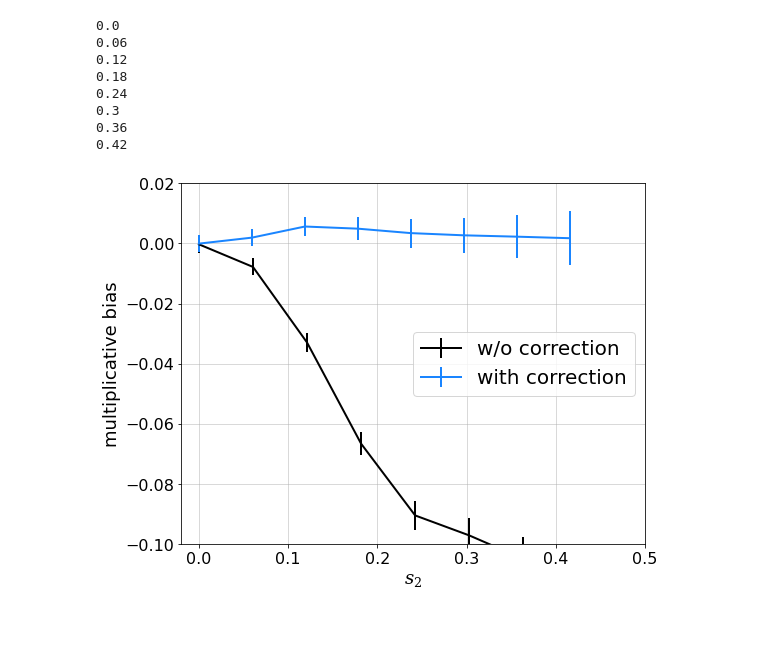
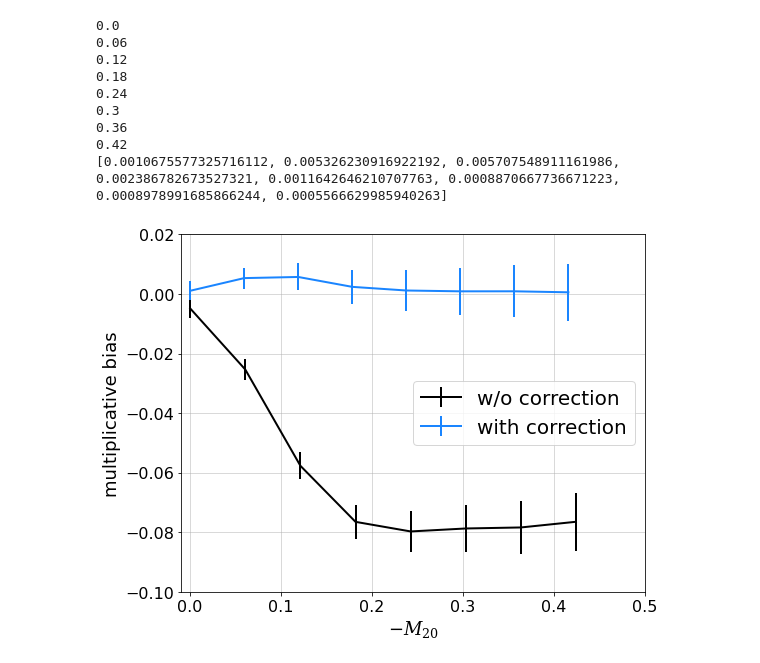
Before and after one commit to mr-superonion/FPFS_notebooks, a Jupyter notebook: ipynb/4_sheartest_noisy/5_fourierShapelets_noisy_resolution.ipynb, the cells around one changed output. Cells and saved outputs as stored; diff of their text form; code cells hidden in the pictures; blank space fills up the shorter version.

```diff
--- a/ipynb/4_sheartest_noisy/5_fourierShapelets_noisy_resolution.ipynb
+++ b/ipynb/4_sheartest_noisy/5_fourierShapelets_noisy_resolution.ipynb
@@ -150,7 +155,7 @@ nver='var4em3' # 'var0em0'#
 # read noiseless data
 outNN1=[]
 outNN2=[]
-for _i in range(400):
+for _i in range(200):
     _a1=fitsio.read(os.path.join(simDir,'srcfs2_%sCenter-%s_%s/psf60/fpfs-%s-%04d-g1-0000.fits' %(gver,nver,ver,dver,_i)))
     _a2=fitsio.read(os.path.join(simDir,'srcfs2_%sCenter-%s_%s/psf60/fpfs-%s-%04d-g1-2222.fits' %(gver,nver,ver,dver,_i)))
     outNN1.append(_a1)
@@ -161,9 +166,9 @@ outNN2 =   rfn.stack_arrays(outNN2,usemask=False)
 detM1=   pdet.peak2det(outNN1)
 detM2=   pdet.peak2det(outNN2)
 # %%
-Const  =   50
+Const  =   3e-2
 noirev =   True
-ellM1  =   fpfs.fpfsBase.fpfsM2E(outNN1,dets=detM1,const=Const,noirev=noirev)
-ellM2  =   fpfs.fpfsBase.fpfsM2E(outNN2,dets=detM2,const=Const,noirev=noirev)
+ellM1  =   fpfs.catutil.fpfsM2E(outNN1,dets=detM1,const=Const,noirev=noirev)
+ellM2  =   fpfs.catutil.fpfsM2E(outNN2,dets=detM2,const=Const,noirev=noirev)
 gc.collect()
 # %% [output]
@@ -243,14 +372,19 @@ plt.close()
 fig,axes=pltutil.make_figure_axes(1,1)
 ax=axes[0]
 
-xlabel='$s_2$'
-ax.set_xlim(-0.02,0.5)
-selnm='fpfs_s2'
+xlabel='$-M_{20}$'
+ax.set_xlim(-0.01,0.5)
+selnm='fpfs_M20'
 cornm='fpfs_RS2'
+
+scol1=-outNN1[selnm]
+scol2=-outNN2[selnm]
+ccol1=-ellM1[cornm]
+ccol2=-ellM2[cornm]
 
 dcc=0.06 # delta cut
 cutB=0.00 #
-cutsig=0.05
+cutsig=0.08
 
 for i in range(0,8):
     # update cut array
@@ -260,49 +394,51 @@ for i in range(0,8):
     # weight array
     ws1 = np.ones(len(detM1))
     if use_sig:
-        _wtmp= sigmoid_func(ellM1[selnm],mu=cut,sigma=cutsig)
+        _wtmp= sigmoid_func(scol1,mu=cut,sigma=cutsig)
     else:
-        _wtmp= truncSine_func(ellM1[selnm],mu=cut,sigma=cutsig)
+        _wtmp= truncSine_func(scol1,mu=cut,sigma=cutsig)
     ws1=ws1*_wtmp
 
     # weight array
     ws2 = np.ones(len(detM2))
     if use_sig:
-        _wtmp= sigmoid_func(ellM2[selnm],mu=cut,sigma=cutsig)
+        _wtmp= sigmoid_func(scol2,mu=cut,sigma=cutsig)
     else:
-        _wtmp= truncSine_func(ellM2[selnm],mu=cut,sigma=cutsig)
+        _wtmp= truncSine_func(scol2,mu=cut,sigma=cutsig)
     ws2=ws2*_wtmp
 
-    cor1,cor1b = get_selbias(ellM1[selnm],ellM1[cornm],ws1,cut,cutsig)
-    cor2,cor2b = get_selbias(ellM2[selnm],ellM2[cornm],ws2,cut,cutsig)
+    cor1,cor1b = get_selbias(scol1,ccol1,ws1,cut,cutsig)
+    cor2,cor2b = get_selbias(scol2,ccol2,ws2,cut,cutsig)
     de   = np.sum(ellM2['fpfs_e1']*ws2)-np.sum(ellM1['fpfs_e1']*ws1)
     rave = (np.sum(ellM2['fpfs_RE']*ws2)+np.sum(ellM1['fpfs_RE']*ws1))/2.
     raveR= (np.sum(ellM2['fpfs_RE']*ws2)+np.sum(ellM1['fpfs_RE']*ws1)+cor1+cor2)/2.
     x.append(cut)
     y1.append(de/rave/0.04-1)
     y2.append(de/raveR/0.04-1)
     yerr.append(0.15*np.sqrt(np.sum((ellM2['fpfs_RE']*ws2)**2.))/raveR/0.04)
 gc.collect()
 
 ax.errorbar(np.array(x)*1.01,np.array(y1),np.array(yerr),label='w/o correction',color=pltutil.colors[0])
 ax.errorbar(np.array(x)/1.01,np.array(y2),np.array(yerr),label='with correction',color=pltutil.colors[1])
 ax.set_xlabel(xlabel)
 ax.set_ylabel('multiplicative bias')
 ax.set_ylim(-0.10,0.02)
 ax.grid()
 ax.legend()
 plt.tight_layout()
 #fig.savefig('../../html/noisy_knownRef_%s.png' %pn)
+print(y2)
 # %% [output]
 0.0
 0.06
 0.12
 0.18
 0.24
 0.3
 0.36
 0.42
+[0.0010675577325716112, 0.005326230916922192, 0.005707548911161986, 0.002386782673527321, 0.0011642646210707763, 0.0008870667736671223, 0.0008978991685866244, 0.0005566629985940263]
-[figure, old version]
+[figure, new version]
 # %%
 use_sig=False
 x=[]
```
Also changed, not shown: parts of 19 cells of this notebook, 7 other files.
